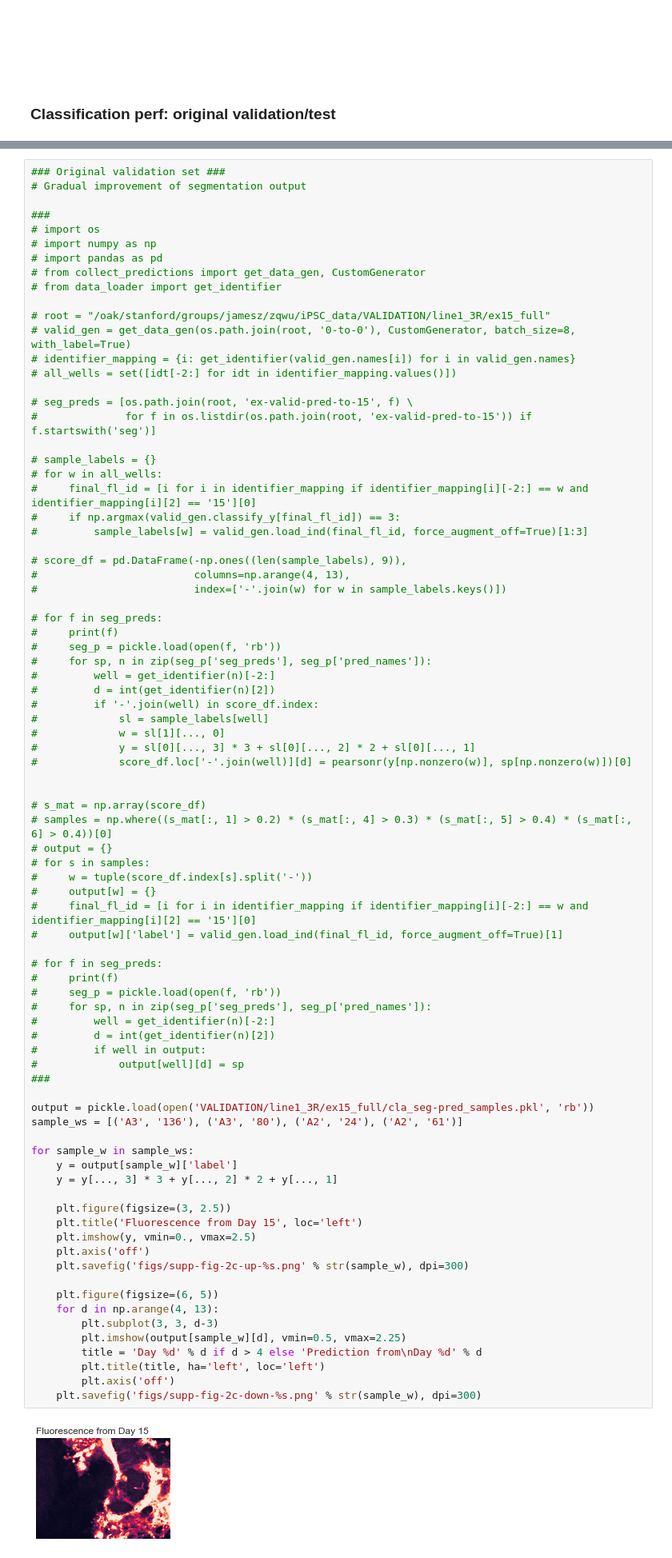
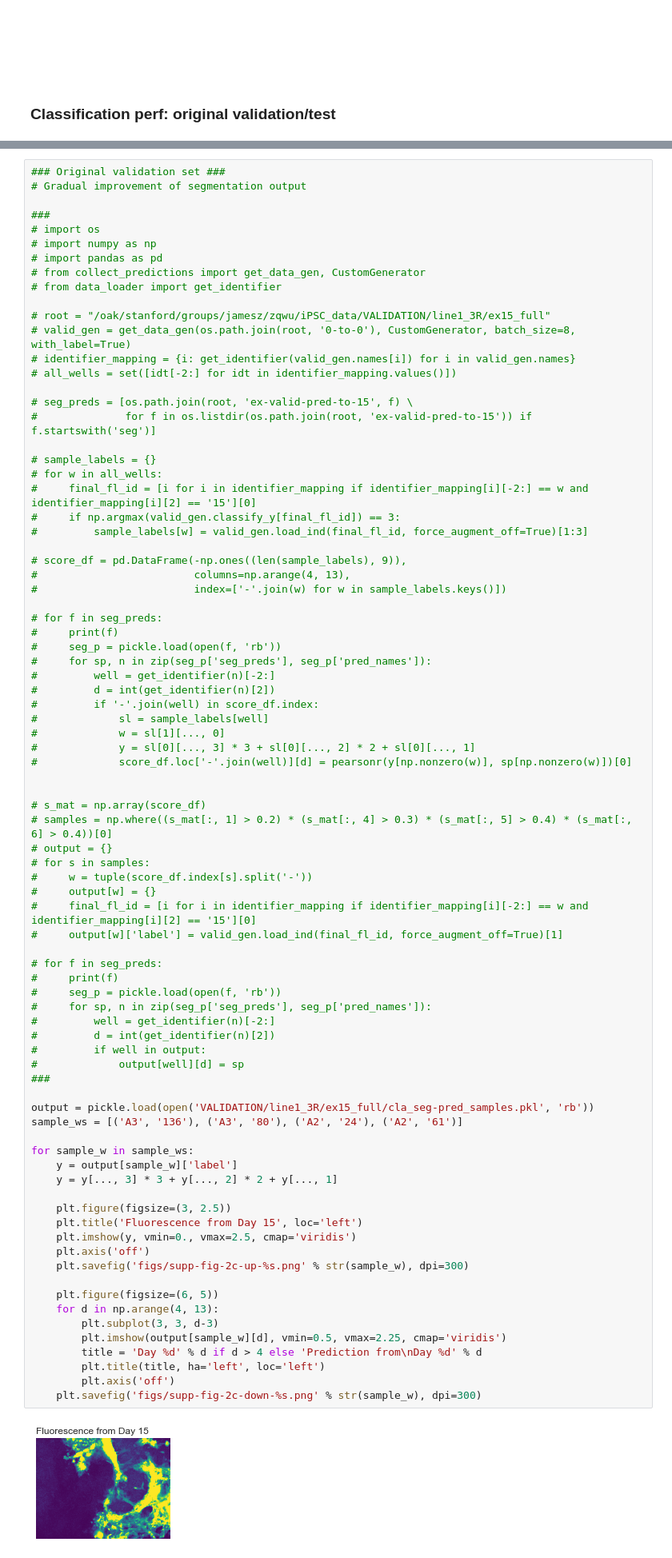
Before and after one commit to miaecle/DiffPred, a Jupyter notebook: metric_breakdown_test.ipynb, the cells around one changed output, grey strips where cells are left out. Shown at 80% size. Saved outputs shown, nothing was run; the diff lists cells and outputs as text.

```diff
--- a/metric_breakdown_test.ipynb
+++ b/metric_breakdown_test.ipynb
@@ -399,33 +400,33 @@ for well in ['A1', 'A2', 'A3', 'B1', 'B2', 'B3']:
 # for f in seg_preds:
 #     print(f)
 #     seg_p = pickle.load(open(f, 'rb'))
 #     for sp, n in zip(seg_p['seg_preds'], seg_p['pred_names']):
 #         well = get_identifier(n)[-2:]
 #         d = int(get_identifier(n)[2])
 #         if well in output:
 #             output[well][d] = sp
 ###
 
 output = pickle.load(open('VALIDATION/line1_3R/ex15_full/cla_seg-pred_samples.pkl', 'rb'))
 sample_ws = [('A3', '136'), ('A3', '80'), ('A2', '24'), ('A2', '61')]
 
 for sample_w in sample_ws:
     y = output[sample_w]['label']
     y = y[..., 3] * 3 + y[..., 2] * 2 + y[..., 1]
 
     plt.figure(figsize=(3, 2.5))
     plt.title('Fluorescence from Day 15', loc='left')
-    plt.imshow(y, vmin=0., vmax=2.5)
+    plt.imshow(y, vmin=0., vmax=2.5, cmap='viridis')
     plt.axis('off')
     plt.savefig('figs/supp-fig-2c-up-%s.png' % str(sample_w), dpi=300)
 
     plt.figure(figsize=(6, 5))
     for d in np.arange(4, 13):
         plt.subplot(3, 3, d-3)
-        plt.imshow(output[sample_w][d], vmin=0.5, vmax=2.25)
+        plt.imshow(output[sample_w][d], vmin=0.5, vmax=2.25, cmap='viridis')
         title = 'Day %d' % d if d > 4 else 'Prediction from\nDay %d' % d
         plt.title(title, ha='left', loc='left')
         plt.axis('off')
     plt.savefig('figs/supp-fig-2c-down-%s.png' % str(sample_w), dpi=300)
 # %% [output]
-[figure, old version]
+[figure, new version]
```
Also changed, not shown: parts of 5 cells of this notebook.
